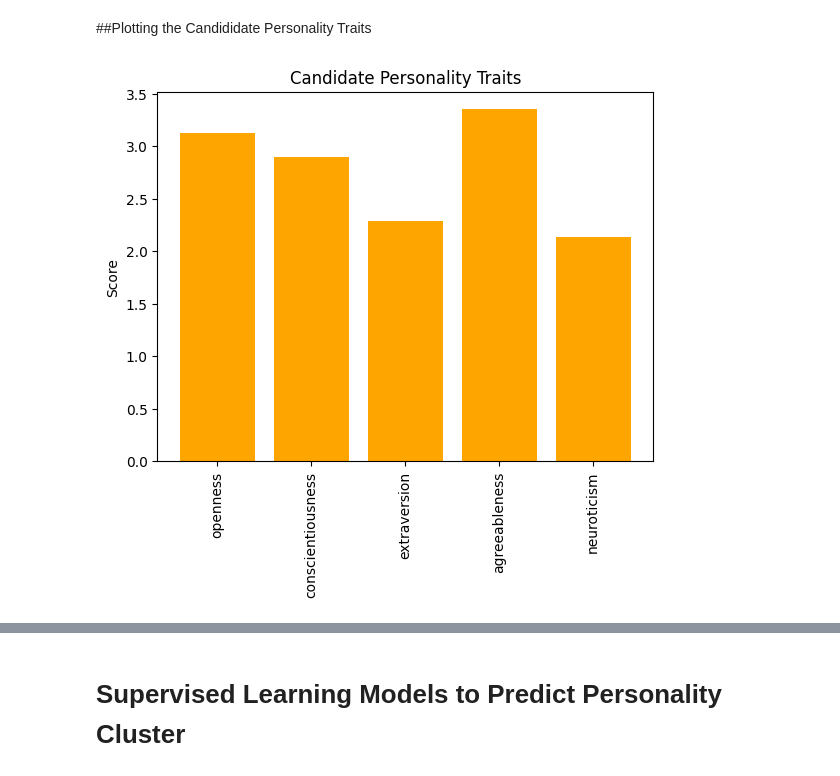
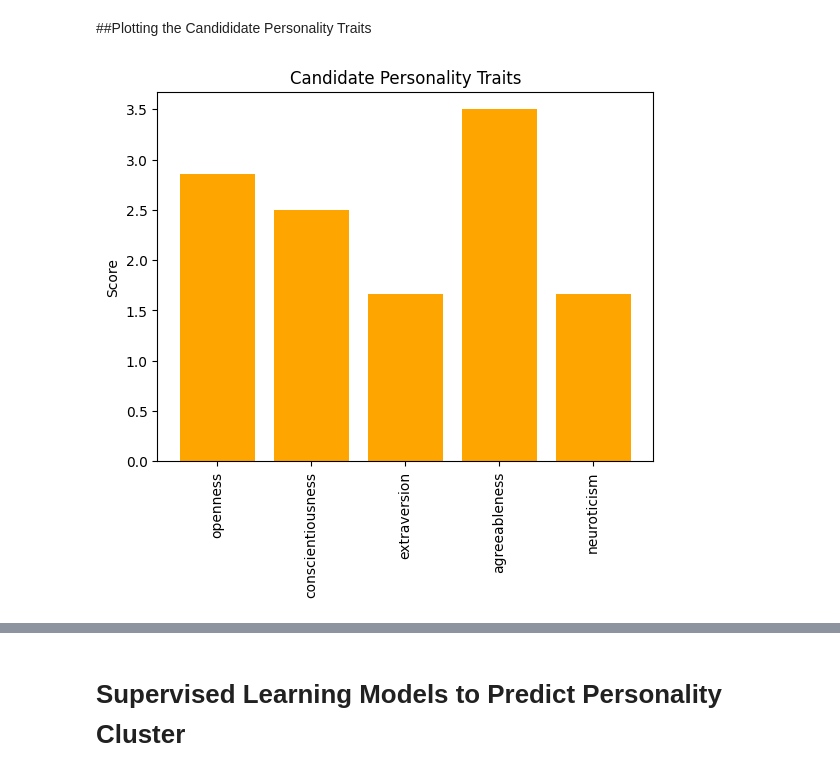
Before and after one commit to shanalids/Intellihire, a Jupyter notebook: Personality_prediction/Intellihire_Personality_Prediction_03.ipynb, the cells around one changed output, grey strips where cells are left out. Cells and saved outputs as stored; diff of their text form; code cells hidden in the pictures.

```diff
--- a/Personality_prediction/Intellihire_Personality_Prediction_03.ipynb
+++ b/Personality_prediction/Intellihire_Personality_Prediction_03.ipynb
@@ -157,21 +196,21 @@ plt.show()
 ##Plotting the Candididate Personality Traits
 # %%
 # Create a vertical bar plot
-plt.bar(x=candidate_scores.columns, height=candidate_scores.values[0], color='orange')
+plt.bar(x=open_ended_scores.columns, height=open_ended_scores.values[0], color='orange')
 
 # Set the y-axis label
 plt.ylabel('Score')
 
 # Rotate the x-axis labels
 plt.xticks(rotation=90)
 
 # Add a title to the plot
 plt.title('Candidate Personality Traits')
 
 # Show the plot
 plt.show()
 # %% [output]
-[figure, old version]
+[figure, new version]
 # %%
 # Create a list of column names for the data frames
 columns = list(expected.columns)
```
Also changed, not shown: parts of 19 cells of this notebook, 3 other files.
